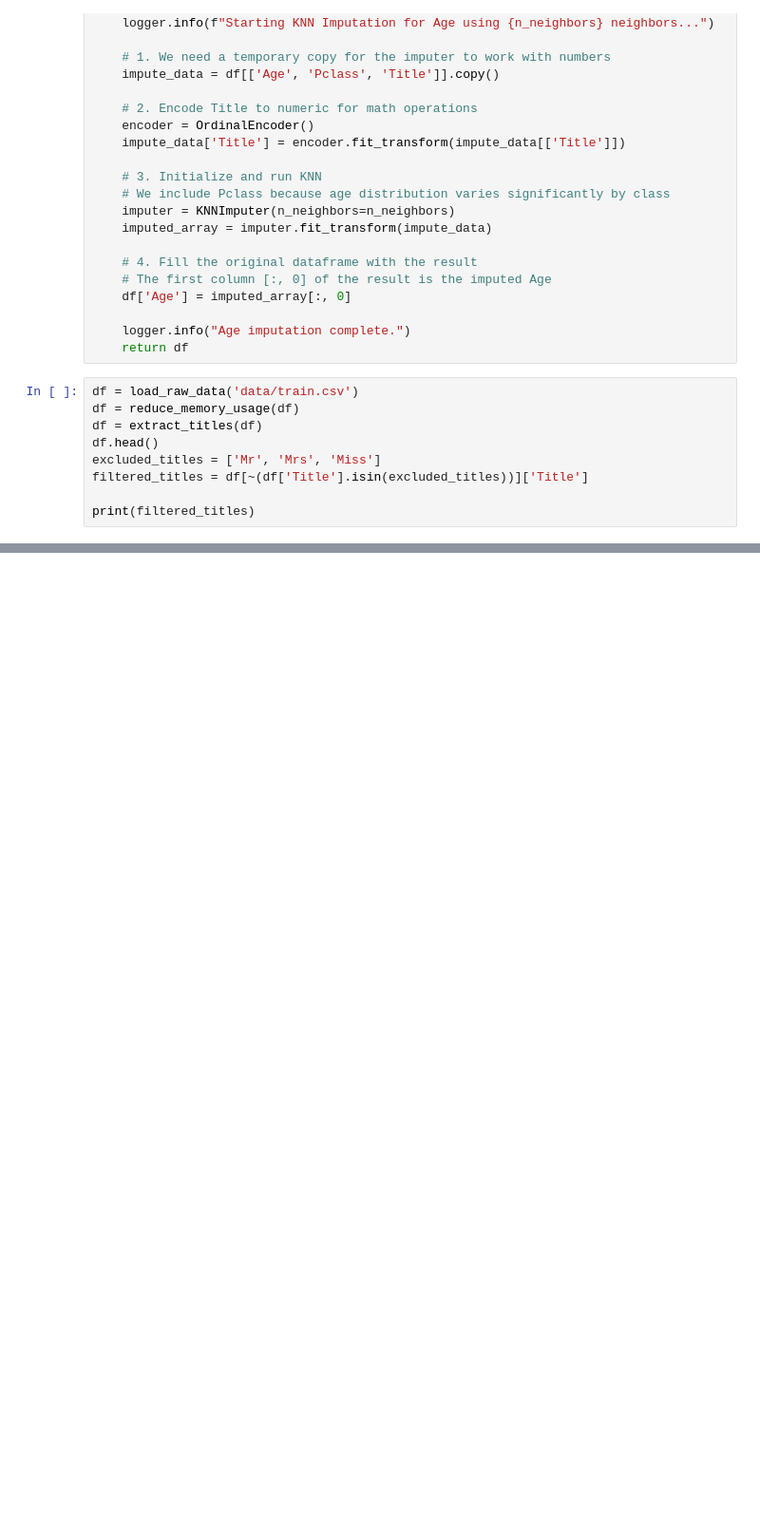
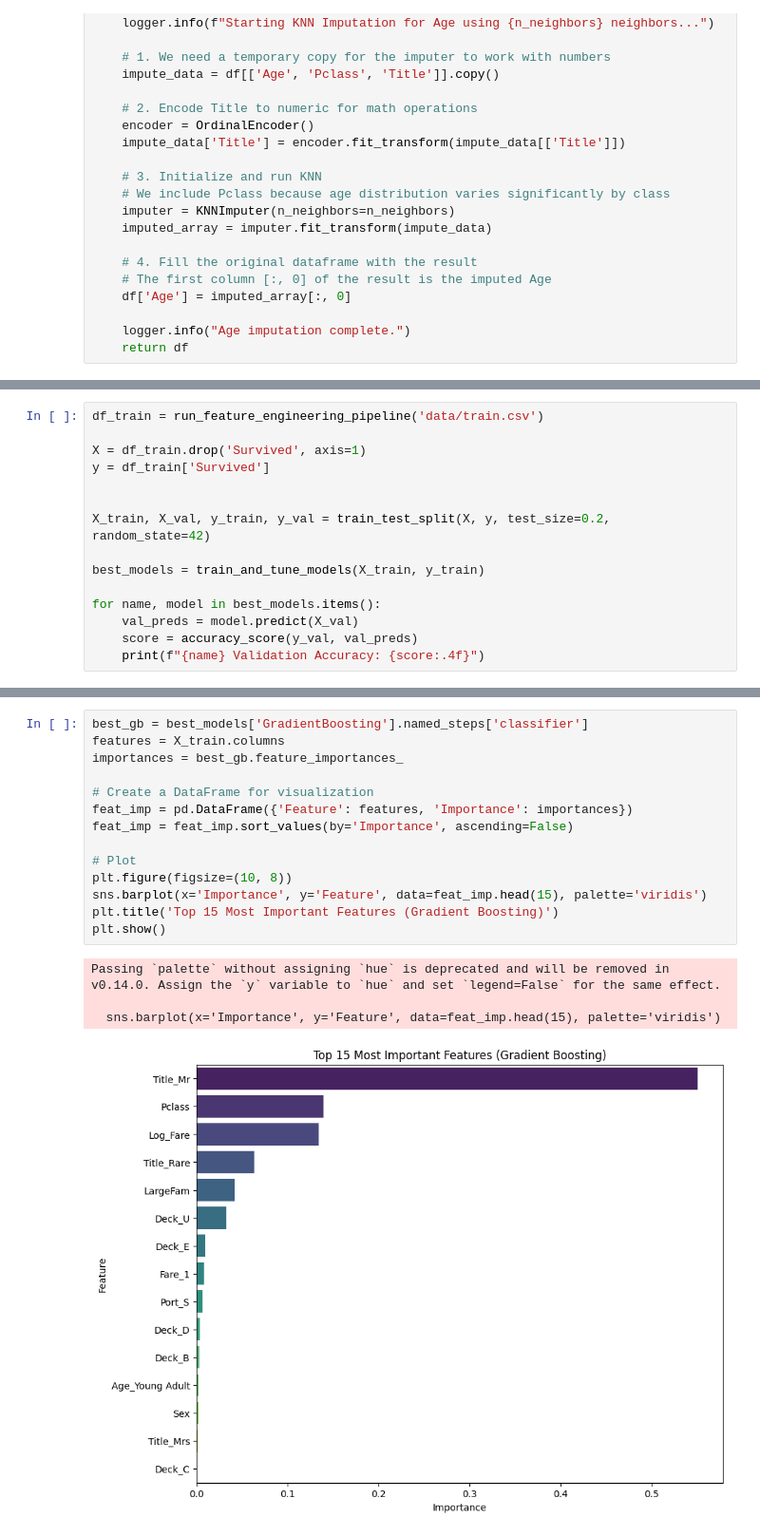
Before and after one commit to mahdikheirkhah/kaggle-titanic, a Jupyter notebook: main.ipynb, the cells around one changed output, grey strips where cells are left out. Shown at 95% size. Cells and saved outputs as stored; diff of their text form; blank space fills up the shorter version.

Commit message:
features: create a proper EDA, to see the changes in feature enginerring and effect of it also create model training

```diff
--- a/main.ipynb
+++ b/main.ipynb
@@ -125,12 +133,3 @@ def impute_missing_ages(df: pd.DataFrame, n_neighbors: int = 5) -> pd.DataFrame:
 
     logger.info("Age imputation complete.")
     return df
-# %%
-df = load_raw_data('data/train.csv')
-df = reduce_memory_usage(df)
-df = extract_titles(df)
-df.head()
-excluded_titles = ['Mr', 'Mrs', 'Miss']
-filtered_titles = df[~(df['Title'].isin(excluded_titles))]['Title']
-
-print(filtered_titles)
@@ -191,0 +457,15 @@ Name: count, dtype: int64
+# %%
+df_train = run_feature_engineering_pipeline('data/train.csv')
+
+X = df_train.drop('Survived', axis=1)
+y = df_train['Survived']
+
+
+X_train, X_val, y_train, y_val = train_test_split(X, y, test_size=0.2, random_state=42)
+
+best_models = train_and_tune_models(X_train, y_train)
+
+for name, model in best_models.items():
+    val_preds = model.predict(X_val)
+    score = accuracy_score(y_val, val_preds)
+    print(f"{name} Validation Accuracy: {score:.4f}")
@@ -191,0 +493,19 @@ Name: count, dtype: int64
+# %%
+best_gb = best_models['GradientBoosting'].named_steps['classifier']
+features = X_train.columns
+importances = best_gb.feature_importances_
+
+# Create a DataFrame for visualization
+feat_imp = pd.DataFrame({'Feature': features, 'Importance': importances})
+feat_imp = feat_imp.sort_values(by='Importance', ascending=False)
+
+# Plot
+plt.figure(figsize=(10, 8))
+sns.barplot(x='Importance', y='Feature', data=feat_imp.head(15), palette='viridis')
+plt.title('Top 15 Most Important Features (Gradient Boosting)')
+plt.show()
+# %% [output]
+Passing `palette` without assigning `hue` is deprecated and will be removed in v0.14.0. Assign the `y` variable to `hue` and set `legend=False` for the same effect.
+
+  sns.barplot(x='Importance', y='Feature', data=feat_imp.head(15), palette='viridis')
+[figure, added]
```
Also changed, not shown: parts of 18 cells of this notebook, 5 other files.
